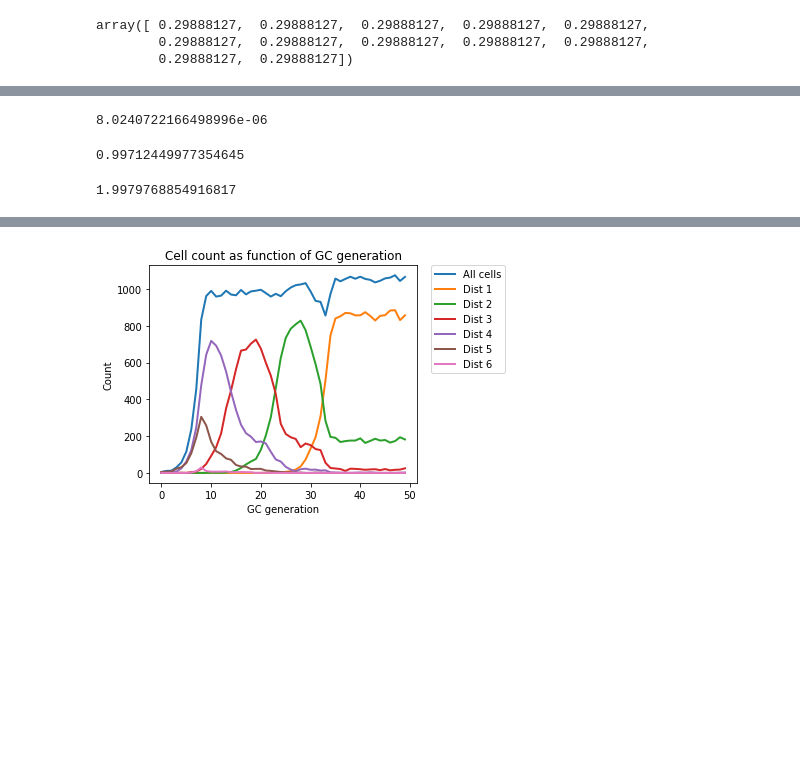
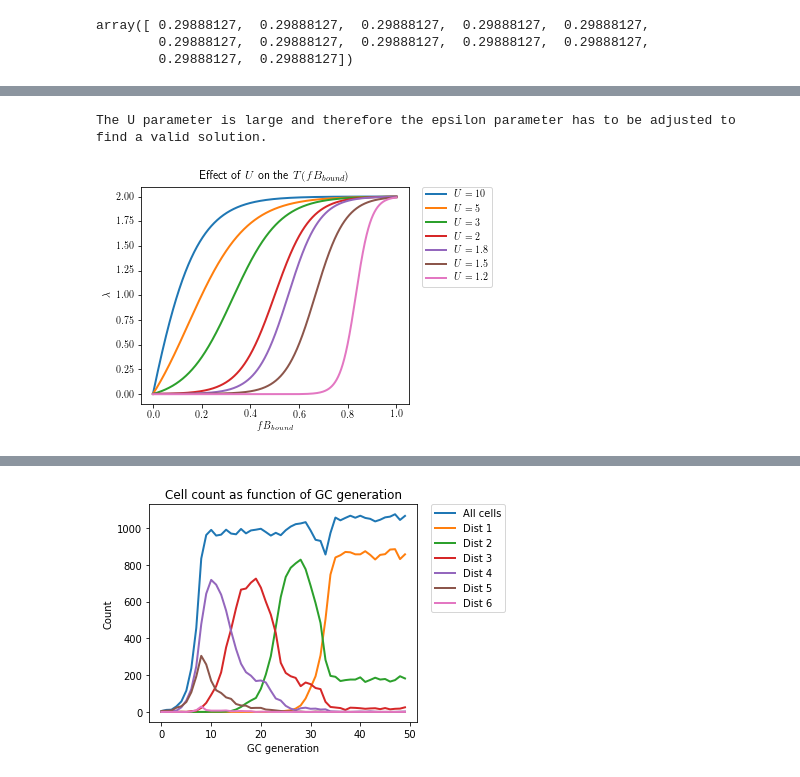
Before and after one commit to matsengrp/gctree, a Jupyter notebook: notebooks/affinity_solver.ipynb, the cells around one changed output, grey strips where cells are left out. Drawn from its saved outputs; the diff is of its cells as text; code cells hidden in the pictures; blank space fills up the shorter version.

Commit message:
New plotting stuff

```diff
--- a/notebooks/affinity_solver.ipynb
+++ b/notebooks/affinity_solver.ipynb
@@ -145,9 +115,0 @@ def T_BA(BA, p):
-# %%
-def solve_T_BA(p):
-    epsilon = 1/1000
-    C1 = T_BA(0, p) - 0
-    C2 = T_BA(1/2, p) - 1
-    C3 = T_BA(1, p) - (2 - 2*epsilon)
-    return(C1, C2, C3)
-# %%
-p = fsolve(solve_T_BA, (0, 1, 1))
@@ -158,2 +115,0 @@ array([ -2.00803213e-03,   1.38115066e+01,   9.96000000e+02])
-# %%
-p = [-0.002, 13.8, 996]
@@ -162,5 +115,0 @@ import matplotlib.pyplot as plt
-# %%
-#t = np.arange(-10, 10.0, 0.001)
-t = np.arange(0, 1, 0.001)
-s = T_BA(t, p)
-line, = plt.plot(t, s, lw=2)
@@ -171,12 +115,0 @@ plt.show()
-# %%
-T_BA(0, p)
-# %% [output]
-8.0240722166498996e-06
-# %%
-T_BA(1/2, p)
-# %% [output]
-0.99712449977354645
-# %%
-T_BA(1, p)
-# %% [output]
-1.9979768854916817
@@ -182,0 +150,26 @@ T_BA(1, p)
+# %%
+import matplotlib.pyplot as plt
+from matplotlib import rc
+rc('text', usetex=True)
+fig = plt.figure()
+ax = plt.subplot(111)
+
+Ul = [1.2, 1.5, 1.8, 2, 3, 5, 10]
+f_full = 1
+for U in Ul[::-1]:
+    p = find_Lp(f_full, U)
+    t = np.arange(0, f_full, 0.0001)
+    s = T_BA(t, p)
+    ax.plot(t, s, lw=2, label=r'$U = {}$'.format(U))
+    plt.legend(bbox_to_anchor=(1.05, 1), loc=2, borderaxespad=0)
+
+# Shrink current axis by 20%
+box = ax.get_position()
+ax.set_position([box.x0, box.y0, box.width * 0.8, box.height])
+
+plt.ylabel(r'$\lambda$')
+plt.xlabel(r'$fB_{bound}$')
+plt.title(r'Effect of $U$ on the $T(fB_{bound})$')
+#fig.savefig('test.svg')
+plt.show()
+# %% [output]
@@ -182,0 +178,2 @@ T_BA(1, p)
+The U parameter is large and therefore the epsilon parameter has to be adjusted to find a valid solution.
+[figure, added]
```
Also changed, not shown: parts of 17 cells of this notebook.
